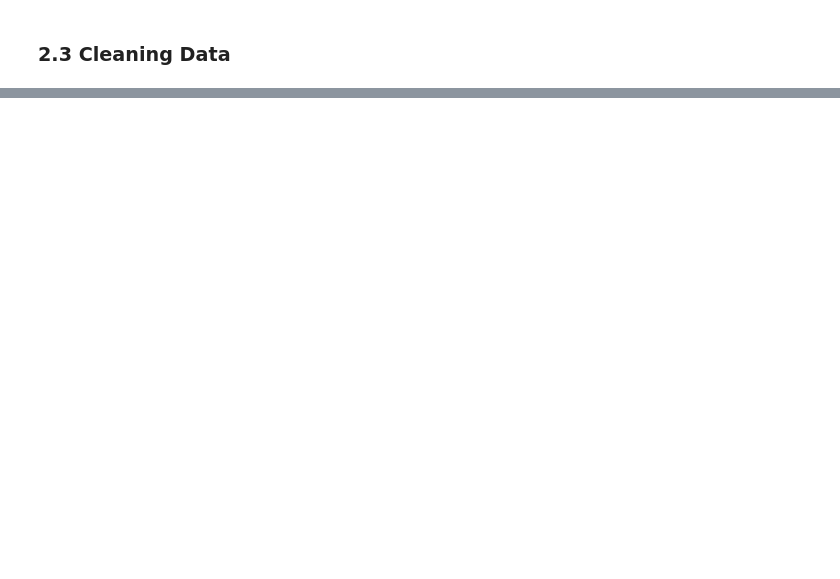
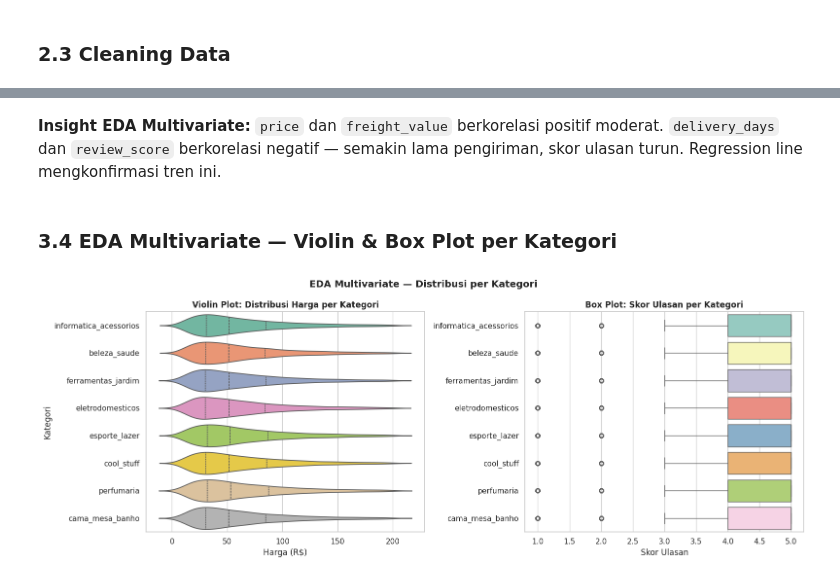
Before and after one commit to DevitaHasnasya/project-akhir-idcamp-2026, a Jupyter notebook: notebook.ipynb, the cells around one changed output, grey strips where cells are left out. Cells and saved outputs as stored; diff of their text form; code cells hidden in the pictures; blank space fills up the shorter version.

```diff
--- a/notebook.ipynb
+++ b/notebook.ipynb
@@ -581,0 +273,30 @@ Kepuasan pelanggan sangat tinggi dengan rata-rata **4.09/5.0** dan 63% memberika
+# %% [markdown]
+**Insight EDA Multivariate:** `price` dan `freight_value` berkorelasi positif moderat. `delivery_days` dan `review_score` berkorelasi negatif — semakin lama pengiriman, skor ulasan turun. Regression line mengkonfirmasi tren ini.
+# %% [markdown]
+### 3.4 EDA Multivariate — Violin & Box Plot per Kategori
+# %%
+top8_cats = (delivered_full.groupby('product_category_name')['total_value']
+             .sum().nlargest(8).index.tolist())
+cat_data  = delivered_full[delivered_full['product_category_name'].isin(top8_cats)]
+cap_price = cat_data['price'].quantile(0.95)
+
+fig, axes = plt.subplots(1, 2, figsize=(16, 6))
+fig.suptitle('EDA Multivariate — Distribusi per Kategori', fontsize=14, fontweight='bold')
+
+sns.violinplot(data=cat_data[cat_data['price']<=cap_price],
+               y='product_category_name', x='price',
+               order=top8_cats, palette='Set2', ax=axes[0], inner='quartile')
+axes[0].set_title('Violin Plot: Distribusi Harga per Kategori', fontweight='bold')
+axes[0].set_xlabel('Harga (R$)'); axes[0].set_ylabel('Kategori')
+
+cat_review = cat_data.merge(reviews_df[['order_id','review_score']], on='order_id', how='left')
+sns.boxplot(data=cat_review, y='product_category_name', x='review_score',
+            order=top8_cats, palette='Set3', ax=axes[1])
+axes[1].set_title('Box Plot: Skor Ulasan per Kategori', fontweight='bold')
+axes[1].set_xlabel('Skor Ulasan'); axes[1].set_ylabel('')
+
+plt.tight_layout()
+plt.savefig('viz_kategori_distribusi.png', dpi=120, bbox_inches='tight')
+plt.show()
+# %% [output]
+[figure, added]
```
Also changed, not shown: parts of 67 cells of this notebook, 2 other files.
